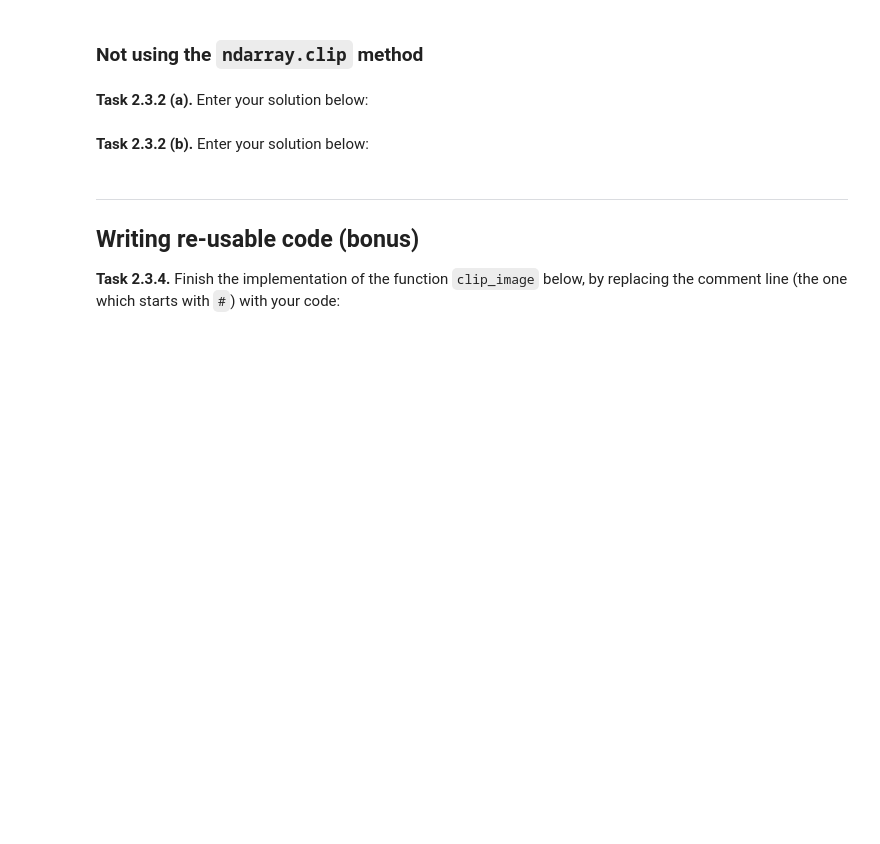
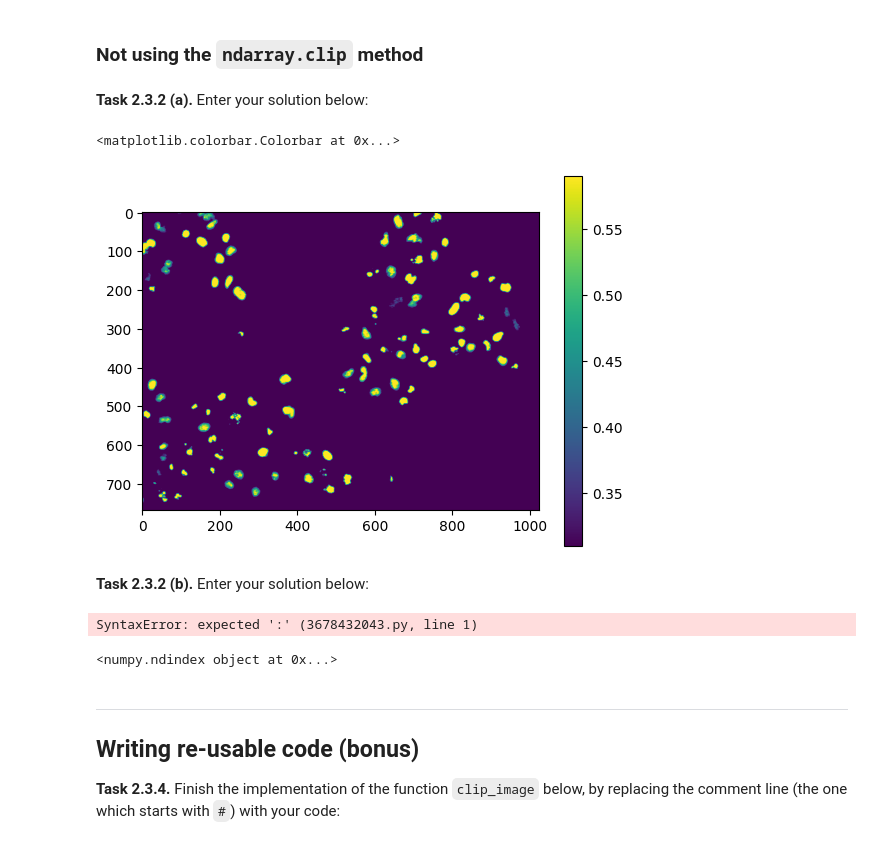
Before and after one commit to N1klasSchmidt/mobi-fs3-python, a Jupyter notebook: task2.ipynb, the cells around one changed output. Drawn from its saved outputs; the diff is of its cells as text; code cells hidden in the pictures; blank space fills up the shorter version.

```diff
--- a/task2.ipynb
+++ b/task2.ipynb
@@ -64,8 +61,32 @@ array([[0.31, 0.31, 0.31, ..., 0.31, 0.31, 0.31],
 ### Not using the `ndarray.clip` method
 # %% [markdown]
 **<a id="#">Task 2.3.2 (a).</a>** Enter your solution below:
+# %%
+img3 = img
+for i in range(img.shape[0]):
+    for j in range(img.shape[1]):
+        if img3[i,j] < T1:
+            img3[i,j] = T1
+        if img3[i,j] > T2:
+            img3[i,j] =T2
+# %%
+plt.imshow(img3)
+plt.colorbar()
+# %% [output]
+<matplotlib.colorbar.Colorbar at 0x...>
+[figure, added]
 # %% [markdown]
 **<a id="#">Task 2.3.2 (b).</a>** Enter your solution below:
+# %%
+for i in range(len(img.flatten())):
+    np.ndindex(img.shape)[]
+# %% [output]
+SyntaxError: expected ':' (3678432043.py, line 1)
+# %%
+len(img.flatten())
+img4 = np.ndindex(img.shape)
+# %% [output]
+<numpy.ndindex object at 0x...>
 # %% [markdown]
 ---
 
```
Also changed, not shown: parts of 3 cells of this notebook.
